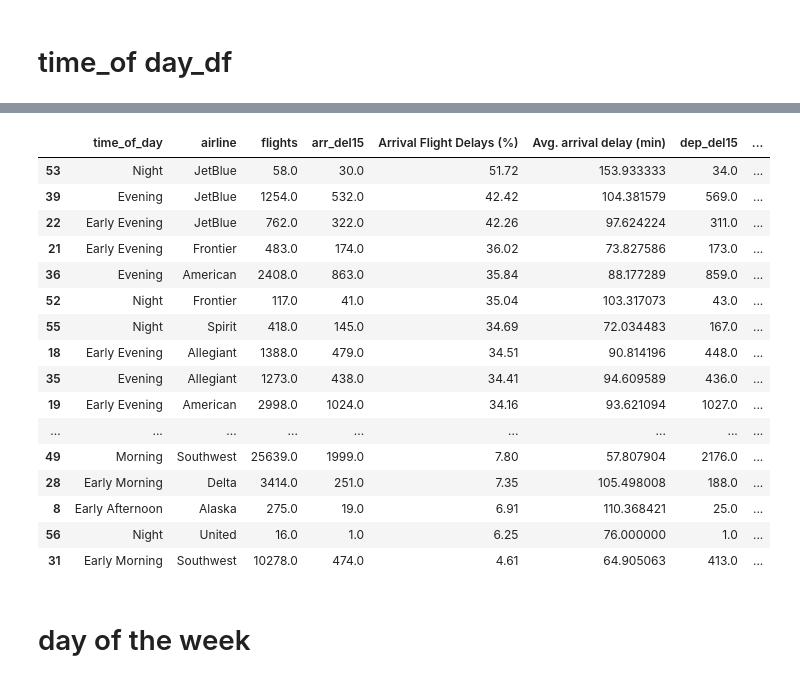
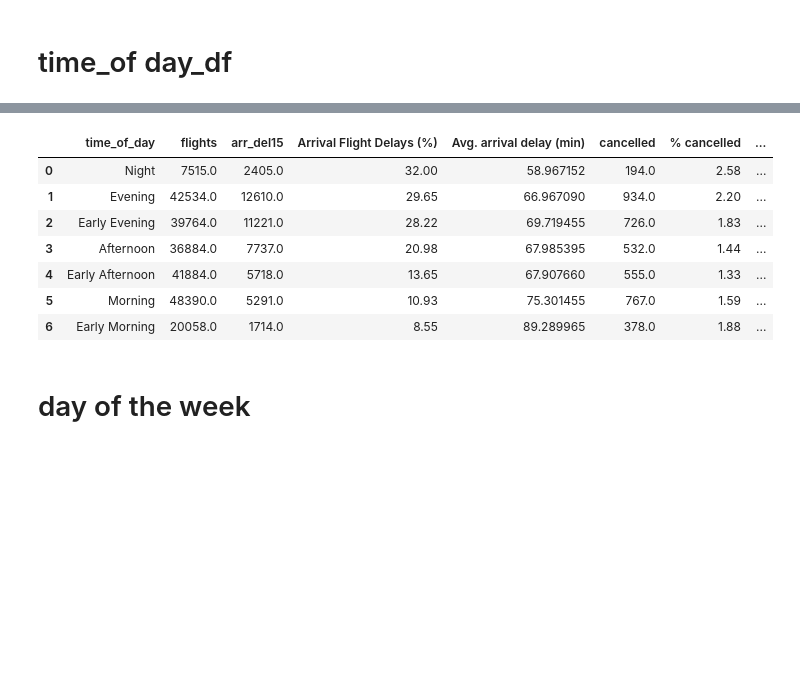
Before and after one commit to jaimreyes/bna-airline-delay-patterns, a Jupyter notebook: airline-delays-arrival.ipynb, the cells around one changed output, grey strips where cells are left out. Drawn from its saved outputs; the diff is of its cells as text; code cells hidden in the pictures; blank space fills up the shorter version.

```diff
--- a/airline-delays-arrival.ipynb
+++ b/airline-delays-arrival.ipynb
@@ -344,0 +351,17 @@ bna_df.sample(5)
+# %%
+month_map = {1: "January",
+             2: "February",
+             3: "March",
+             4: "April",
+             5: "May",
+             6: "June",
+             7: "July",
+             8: "August",
+             9: "September",
+             10: "October",
+             11: "November",
+             12: "December"}
+
+bna_df['month_name'] = bna_df['month'].map(month_map)
+
+bna_df.sample(5)
@@ -615,10 +781,8 @@ time_of_day_perf
 # %%
 # Aggregate sums by time_of_day
-time_of_day_perf = bna_df.groupby(['time_of_day', 'airline'])[['flights',
+time_of_day_perf = bna_df.groupby('time_of_day')[['flights',
                                                    'arr_del15',
                                                    'arr_delay_new',
-                                                   'dep_del15',
-                                                   'dep_delay_new',
                                                    'cancelled',
                                                    'diverted',
                                                    'carrier_delay_flight',
@@ -631,9 +795,6 @@ time_of_day_perf = bna_df.groupby(['time_of_day', 'airline'])[['flights',
 time_of_day_perf['Arrival Flight Delays (%)'] = (
     time_of_day_perf['arr_del15'] / time_of_day_perf['flights'] * 100).round(2)
 
-time_of_day_perf['Departure Flight Delays (%)'] = (
-    time_of_day_perf['dep_del15'] / time_of_day_perf['flights'] * 100).round(2)
-
 time_of_day_perf['% cancelled'] = (
     time_of_day_perf['cancelled'] / time_of_day_perf['flights'] * 100).round(2)
 
@@ -645,9 +806,6 @@ time_of_day_perf['Avg. arrival delay (min)'] = np.where(
     time_of_day_perf['arr_del15'] > 0,
     time_of_day_perf['arr_delay_new'] / time_of_day_perf['arr_del15'], 0)
 
-time_of_day_perf['Avg. departure delay (min)'] = np.where(
-    time_of_day_perf['dep_del15'] > 0,
-    time_of_day_perf['dep_delay_new'] / time_of_day_perf['dep_del15'], 0)
 
 # Percent of flights delayed by cause
 flights = time_of_day_perf['flights']
@@ -660,56 +818,42 @@ time_of_day_perf['% delayed due to weather'] = (time_of_day_perf['weather_delay_
 
 time_of_day_perf['% delayed due to NAS'] = (time_of_day_perf['nas_delay_flight'] /
                                             flights * 100).round(2)
 
 time_of_day_perf['% delayed due to security'] = (time_of_day_perf['security_delay_flight'] /
                                                  flights * 100).round(2)
 
 time_of_day_perf['% delayed due to late aircraft'] = (time_of_day_perf['late_aircraft_delay_flight'] /
                                                       flights * 100).round(2)
 
 # Column order
 columns_order = ['time_of_day',
-                 'airline',
                  'flights',
                  'arr_del15',
                  'Arrival Flight Delays (%)',
                  'Avg. arrival delay (min)',
-                 'dep_del15',
-                 'Departure Flight Delays (%)',
-                 'Avg. departure delay (min)',
                  'cancelled',
                  '% cancelled',
                  '% diverted',
                  '% delayed due to carrier',
                  '% delayed due to weather',
                  '% delayed due to NAS',
                  '% delayed due to security',
                  '% delayed due to late aircraft']
 
 time_of_day_perf = time_of_day_perf[columns_order]
 
 # Sort by arrival and departure delays
-airline_time_of_day_perf = time_of_day_perf.sort_values(by=['Arrival Flight Delays (%)', 'Departure Flight Delays (%)'],
-                                                ascending=[False, False])
+airline_time_of_day_perf = time_of_day_perf.sort_values(by='Arrival Flight Delays (%)', ascending=False).reset_index(drop=True)
 airline_time_of_day_perf
 # %% [output]
-|  | time_of_day | airline | flights | arr_del15 | Arrival Flight Delays (%) | Avg. arrival delay (min) | dep_del15 | ... |
-| 53 | Night | JetBlue | 58.0 | 30.0 | 51.72 | 153.933333 | 34.0 | ... |
-| 39 | Evening | JetBlue | 1254.0 | 532.0 | 42.42 | 104.381579 | 569.0 | ... |
-| 22 | Early Evening | JetBlue | 762.0 | 322.0 | 42.26 | 97.624224 | 311.0 | ... |
-| 21 | Early Evening | Frontier | 483.0 | 174.0 | 36.02 | 73.827586 | 173.0 | ... |
-| 36 | Evening | American | 2408.0 | 863.0 | 35.84 | 88.177289 | 859.0 | ... |
-| 52 | Night | Frontier | 117.0 | 41.0 | 35.04 | 103.317073 | 43.0 | ... |
-| 55 | Night | Spirit | 418.0 | 145.0 | 34.69 | 72.034483 | 167.0 | ... |
-| 18 | Early Evening | Allegiant | 1388.0 | 479.0 | 34.51 | 90.814196 | 448.0 | ... |
-| 35 | Evening | Allegiant | 1273.0 | 438.0 | 34.41 | 94.609589 | 436.0 | ... |
-| 19 | Early Evening | American | 2998.0 | 1024.0 | 34.16 | 93.621094 | 1027.0 | ... |
-| ... | ... | ... | ... | ... | ... | ... | ... | ... |
-| 49 | Morning | Southwest | 25639.0 | 1999.0 | 7.80 | 57.807904 | 2176.0 | ... |
-| 28 | Early Morning | Delta | 3414.0 | 251.0 | 7.35 | 105.498008 | 188.0 | ... |
-| 8 | Early Afternoon | Alaska | 275.0 | 19.0 | 6.91 | 110.368421 | 25.0 | ... |
-| 56 | Night | United | 16.0 | 1.0 | 6.25 | 76.000000 | 1.0 | ... |
-| 31 | Early Morning | Southwest | 10278.0 | 474.0 | 4.61 | 64.905063 | 413.0 | ... |
+|  | time_of_day | flights | arr_del15 | Arrival Flight Delays (%) | Avg. arrival delay (min) | cancelled | % cancelled | ... |
+| 0 | Night | 7515.0 | 2405.0 | 32.00 | 58.967152 | 194.0 | 2.58 | ... |
+| 1 | Evening | 42534.0 | 12610.0 | 29.65 | 66.967090 | 934.0 | 2.20 | ... |
+| 2 | Early Evening | 39764.0 | 11221.0 | 28.22 | 69.719455 | 726.0 | 1.83 | ... |
+| 3 | Afternoon | 36884.0 | 7737.0 | 20.98 | 67.985395 | 532.0 | 1.44 | ... |
+| 4 | Early Afternoon | 41884.0 | 5718.0 | 13.65 | 67.907660 | 555.0 | 1.33 | ... |
+| 5 | Morning | 48390.0 | 5291.0 | 10.93 | 75.301455 | 767.0 | 1.59 | ... |
+| 6 | Early Morning | 20058.0 | 1714.0 | 8.55 | 89.289965 | 378.0 | 1.88 | ... |
 # %% [markdown]
 # day of the week
 # %%
```
Also changed, not shown: parts of 35 cells of this notebook, 41 other files.
